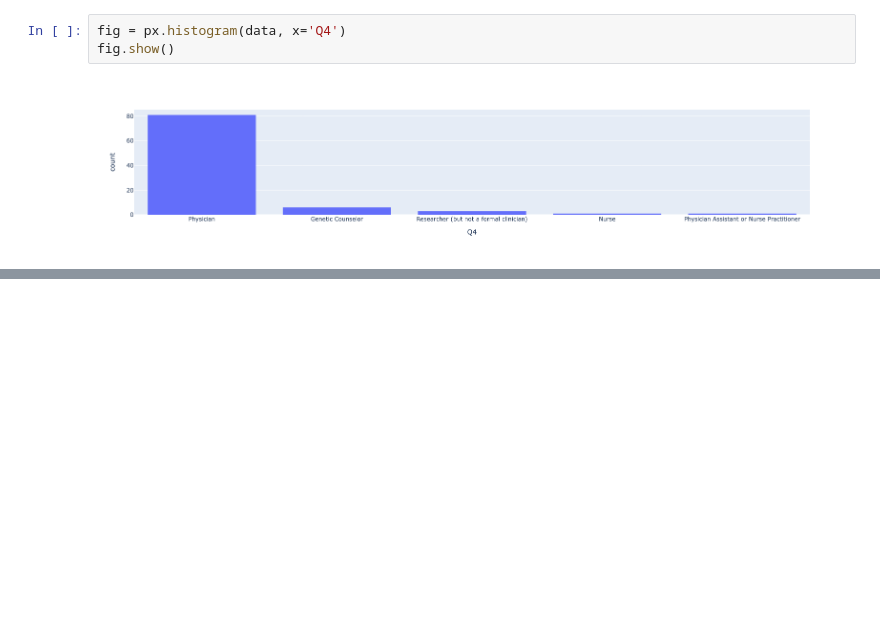
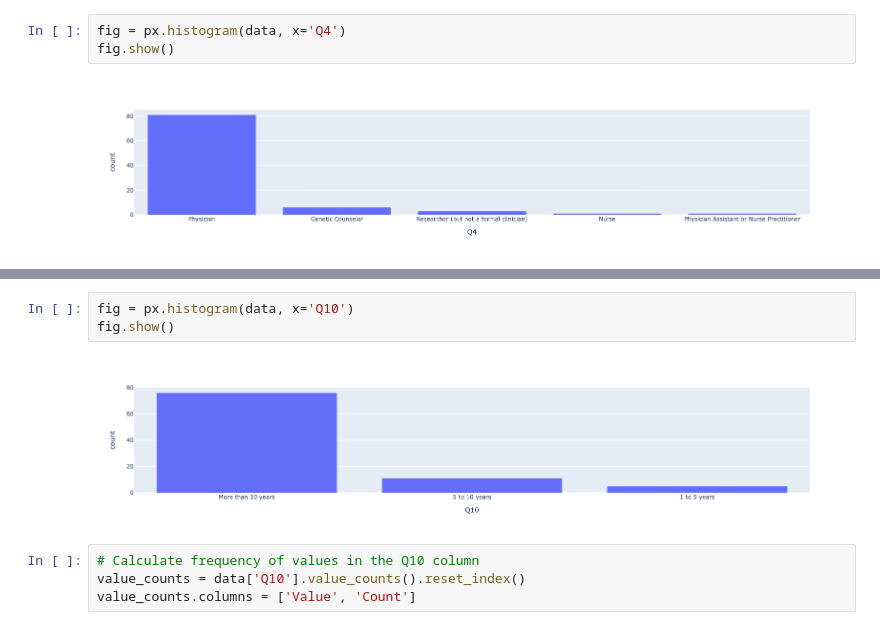
Before and after one commit to behjava/Bone2Gene_Survey, a Jupyter notebook: B2G_Survey_Analysis.ipynb, the cells around one changed output, grey strips where cells are left out. Drawn from its saved outputs; the diff is of its cells as text; blank space fills up the shorter version.

```diff
--- a/B2G_Survey_Analysis.ipynb
+++ b/B2G_Survey_Analysis.ipynb
@@ -124,0 +154,9 @@ fig.show()
+# %%
+fig = px.histogram(data, x='Q10')
+fig.show()
+# %% [output]
+[figure, added]
+# %%
+# Calculate frequency of values in the Q10 column
+value_counts = data['Q10'].value_counts().reset_index()
+value_counts.columns = ['Value', 'Count']
```
Also changed, not shown: parts of 12 cells of this notebook.
